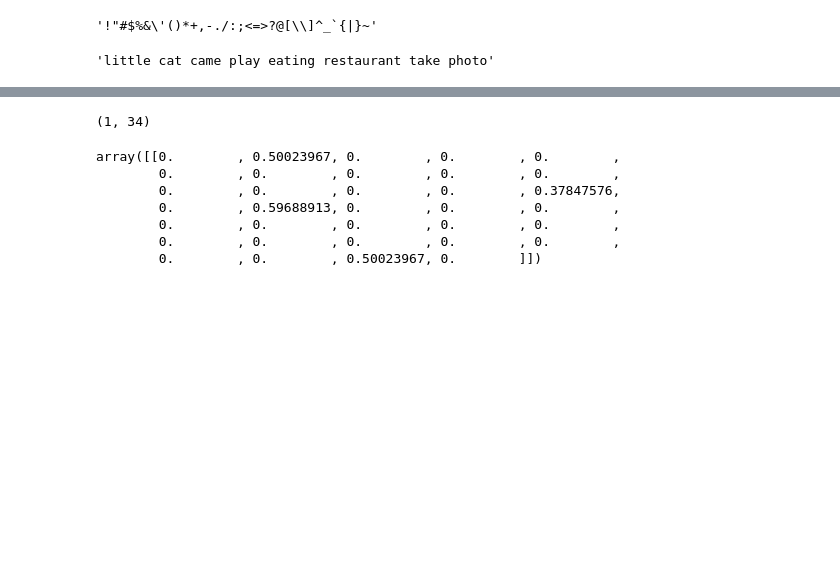
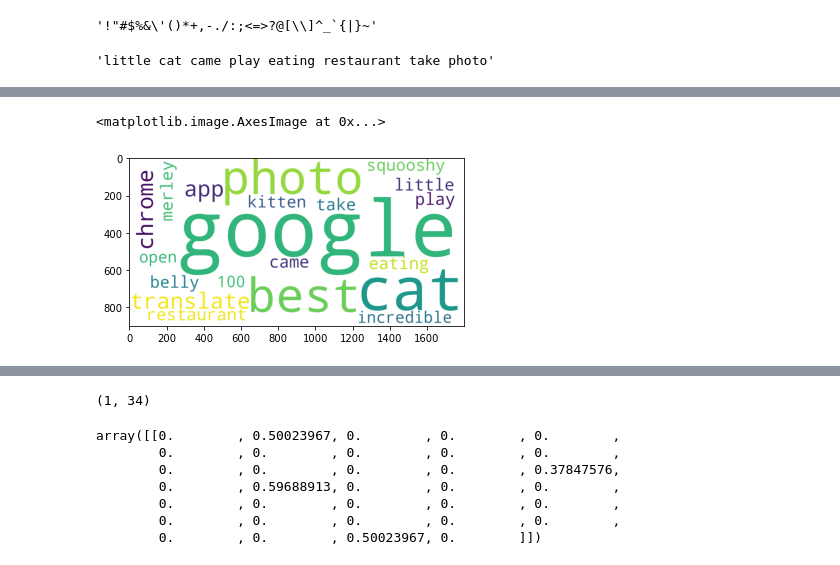
Before and after one commit to ariedamuco/ML-for-NLP, a Jupyter notebook: code/Text/Text-Similarity.ipynb, the cells around one changed output, grey strips where cells are left out. Drawn from its saved outputs; the diff is of its cells as text; code cells hidden in the pictures; blank space fills up the shorter version.

```diff
--- a/code/Text/Text-Similarity.ipynb
+++ b/code/Text/Text-Similarity.ipynb
@@ -104,3 +92,11 @@ df_cv
+# %%
+wc = WordCloud(width=1800, height=900, background_color="white",
+               max_words = 20, relative_scaling = 0.5,
+               normalize_plurals = False).generate_from_frequencies(dict_counts)
+plt.imshow(wc)
+# %% [output]
+<matplotlib.image.AxesImage at 0x...>
+[figure, added]
 # %%
 tfidf_vectorizer = TfidfVectorizer(preprocessor=text_preprocesser)
 # %%
```
Also changed, not shown: parts of 16 cells of this notebook, 22 other files.
